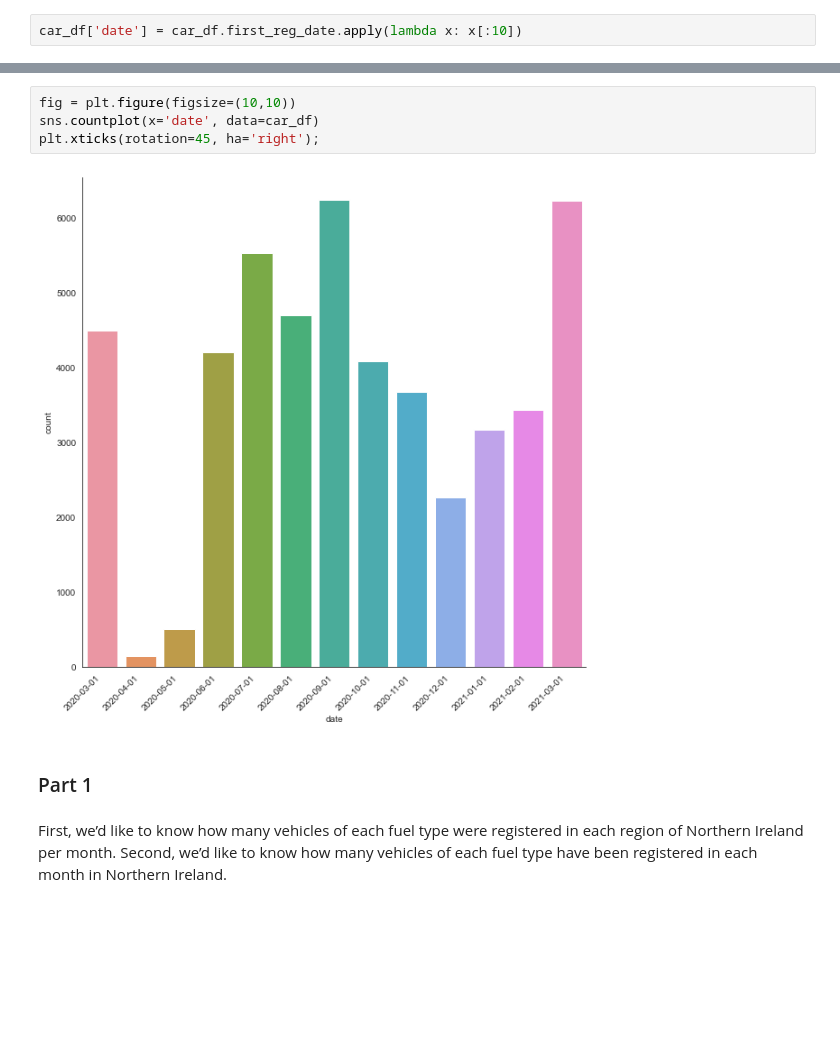
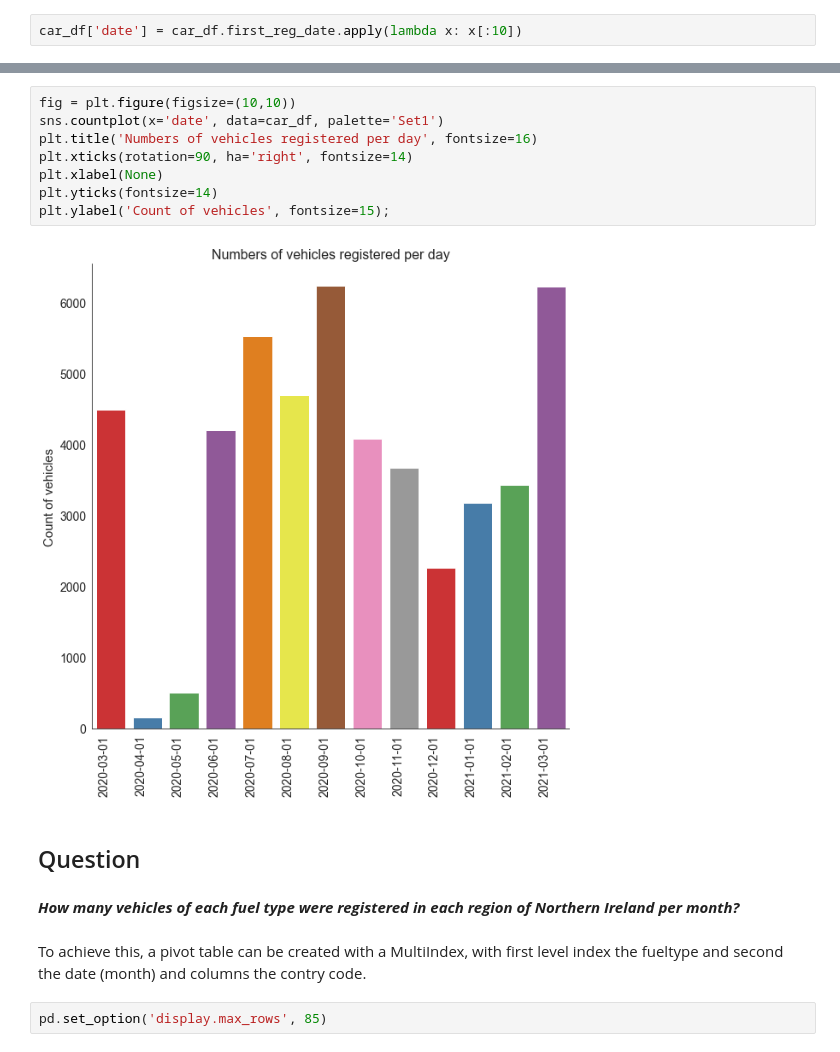
Before and after one commit to KwstasMCPU/NewAutoMotive, a Jupyter notebook: new_auto_task.ipynb, the cells around one changed output, grey strips where cells are left out. Saved outputs shown, nothing was run; the diff lists cells and outputs as text; blank space fills up the shorter version.

```diff
--- a/new_auto_task.ipynb
+++ b/new_auto_task.ipynb
@@ -256,13 +303,21 @@ memory usage: 1.5+ MB
 # %%
 fig = plt.figure(figsize=(10,10))
-sns.countplot(x='date', data=car_df)
-plt.xticks(rotation=45, ha='right');
+sns.countplot(x='date', data=car_df, palette='Set1')
+plt.title('Numbers of vehicles registered per day', fontsize=16)
+plt.xticks(rotation=90, ha='right', fontsize=14)
+plt.xlabel(None)
+plt.yticks(fontsize=14)
+plt.ylabel('Count of vehicles', fontsize=15);
 # %% [output]
-[figure, old version]
+[figure, new version]
-# %% [markdown]
-### Part 1
+# %% [markdown]
+## Question
 # %% [markdown]
-First, we’d like to know how many vehicles of each fuel type were registered in each region of Northern Ireland per month. Second, we’d like to know how many vehicles of each fuel type have been registered in each month in Northern Ireland.
+***How many vehicles of each fuel type were registered in each region of Northern Ireland per month?***
+# %% [markdown]
+To achieve this, a pivot table can be created with a MultiIndex, with first level index the fueltype and second the date (month) and columns the contry code.
+# %%
+pd.set_option('display.max_rows', 85)
 # %%
 car_pivot_1 = pd.pivot_table(car_df, index=['fuelType','date'], columns='country_code', aggfunc='count')['VRN']
 car_pivot_1
```
Also changed, not shown: parts of 30 cells of this notebook.
